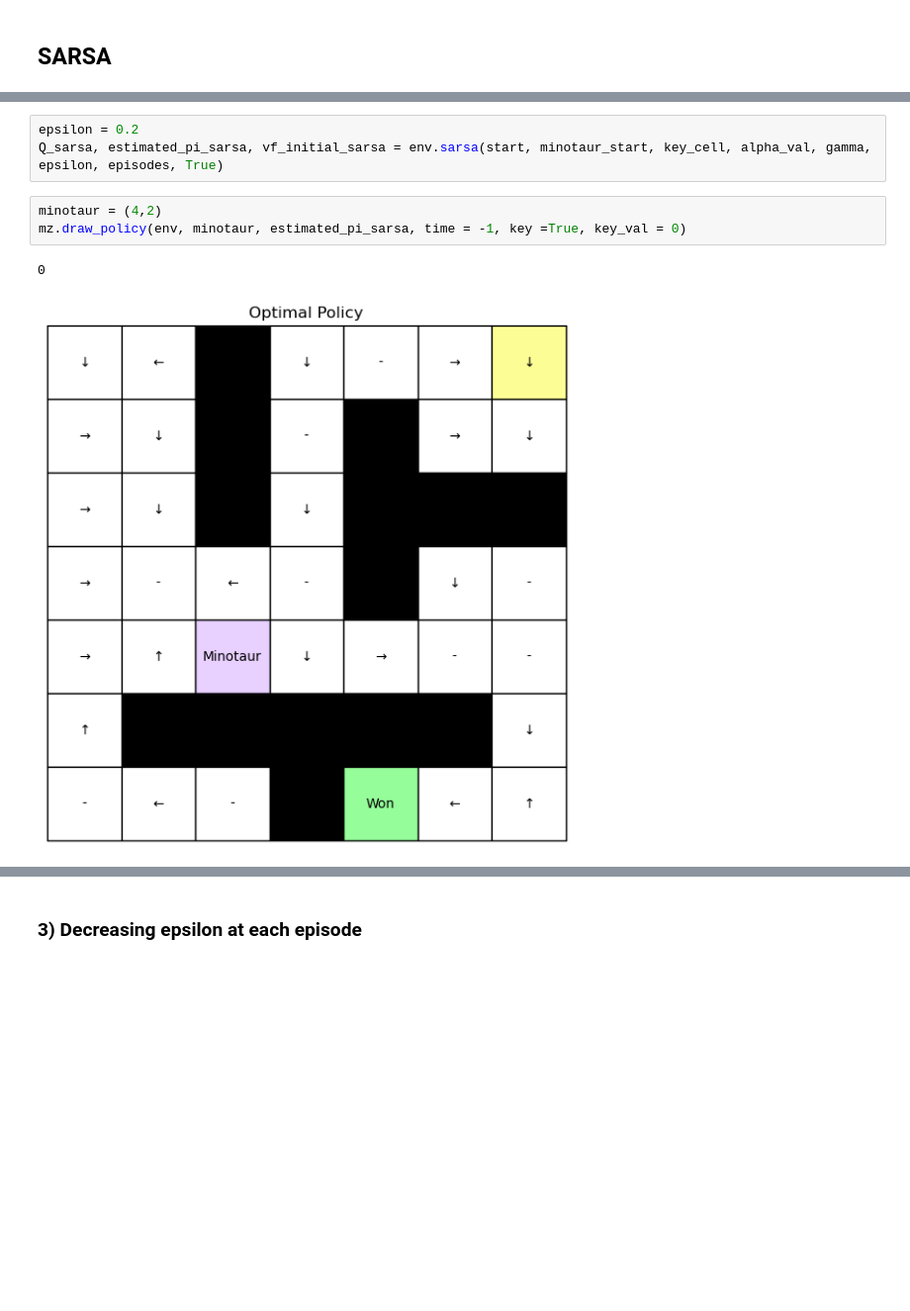
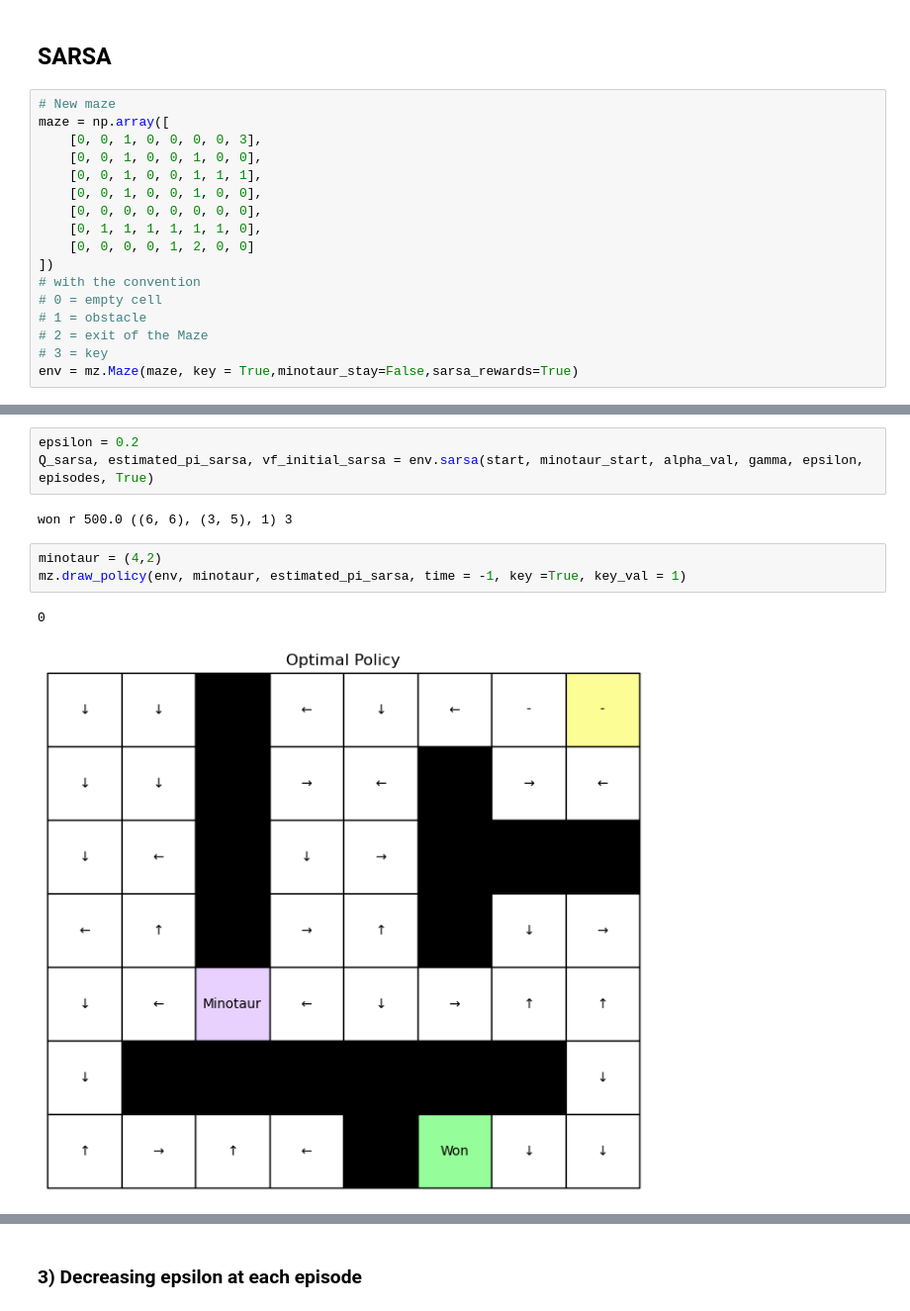
Before and after one commit to citrovin/reinforcement-learning, a Jupyter notebook: lab1/lab1.ipynb, the cells around one changed output, grey strips where cells are left out. Shown: that part at 99% size. Saved outputs shown, nothing was run; the diff lists cells and outputs as text; blank space fills up the shorter version.

Commit message:
added sarsa rewards

```diff
--- a/lab1/lab1.ipynb
+++ b/lab1/lab1.ipynb
@@ -327,6 +319,23 @@ plt.show()
 [figure]
 # %% [markdown]
 ## SARSA
+# %%
+# New maze
+maze = np.array([
+    [0, 0, 1, 0, 0, 0, 0, 3],
+    [0, 0, 1, 0, 0, 1, 0, 0],
+    [0, 0, 1, 0, 0, 1, 1, 1],
+    [0, 0, 1, 0, 0, 1, 0, 0],
+    [0, 0, 0, 0, 0, 0, 0, 0],
+    [0, 1, 1, 1, 1, 1, 1, 0],
+    [0, 0, 0, 0, 1, 2, 0, 0]
+])
+# with the convention
+# 0 = empty cell
+# 1 = obstacle
+# 2 = exit of the Maze
+# 3 = key
+env = mz.Maze(maze, key = True,minotaur_stay=False,sarsa_rewards=True)
 # %%
 start = (0,0)
 minotaur_start = (6,4)
@@ -338,10 +346,12 @@ key_cell = (0,6)
 # %%
 epsilon = 0.2
-Q_sarsa, estimated_pi_sarsa, vf_initial_sarsa = env.sarsa(start, minotaur_start, key_cell, alpha_val, gamma, epsilon, episodes, True)
+Q_sarsa, estimated_pi_sarsa, vf_initial_sarsa = env.sarsa(start, minotaur_start, alpha_val, gamma, epsilon, episodes, True)
+# %% [output]
+won r 500.0 ((6, 6), (3, 5), 1) 3
 # %%
 minotaur = (4,2)
-mz.draw_policy(env, minotaur, estimated_pi_sarsa, time = -1, key =True, key_val = 0)
+mz.draw_policy(env, minotaur, estimated_pi_sarsa, time = -1, key =True, key_val = 1)
 # %% [output]
 0
-[figure, old version]
+[figure, new version]
 # %%
```
Also changed, not shown: parts of 33 cells of this notebook, 1 other file.
